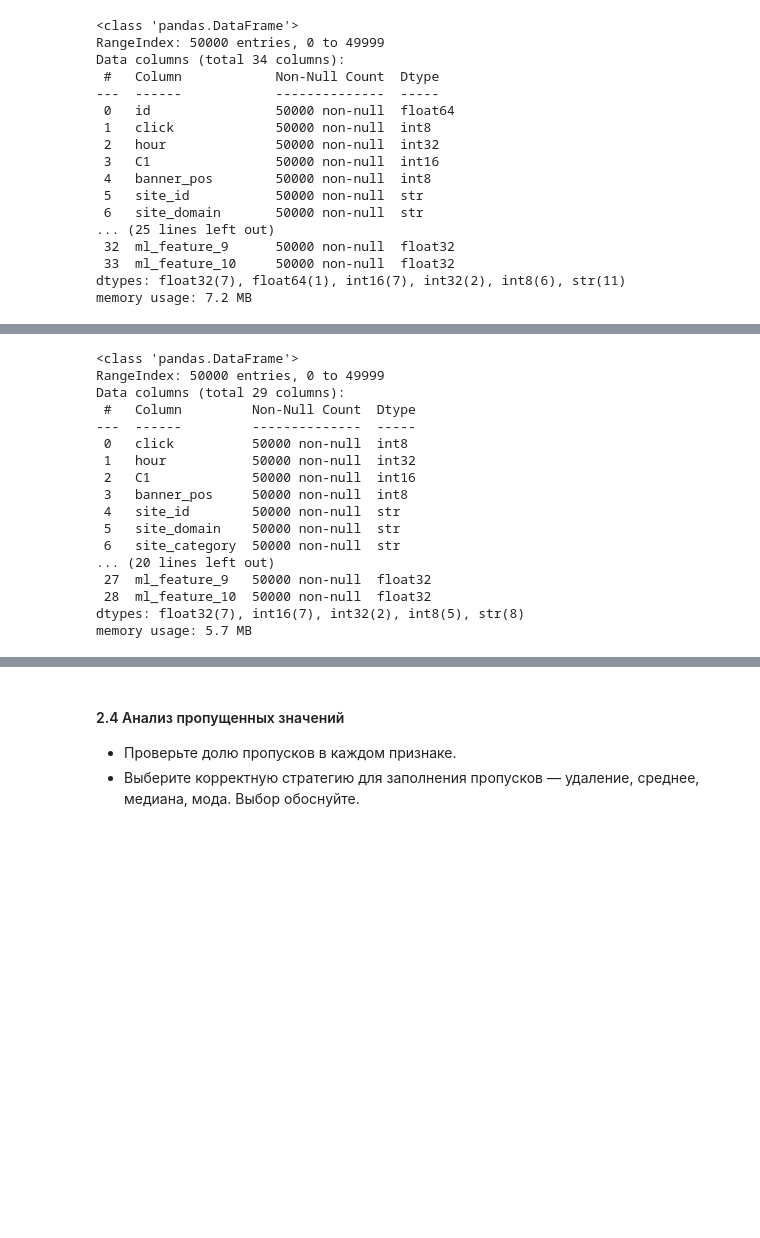
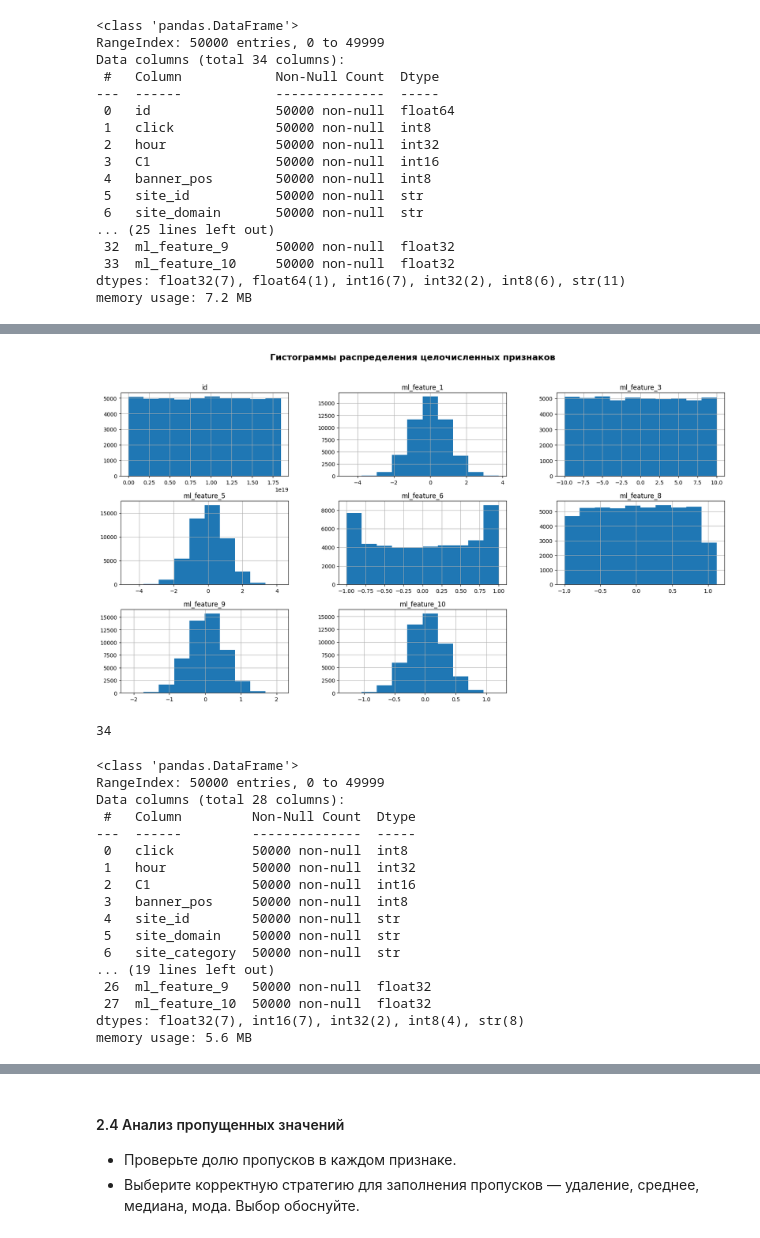
Before and after one commit to TemaQDX/sprint_12_project_advandex, a Jupyter notebook: sprint_12_project_advandex_Artem_Burov.ipynb, the cells around one changed output, grey strips where cells are left out. Saved outputs shown, nothing was run; the diff lists cells and outputs as text; code cells hidden in the pictures; blank space fills up the shorter version.

```diff
--- a/sprint_12_project_advandex_Artem_Burov.ipynb
+++ b/sprint_12_project_advandex_Artem_Burov.ipynb
@@ -457,11 +495,28 @@ print(f'Проверка числа признаков. В датасете вс
+# %%
+# Посмотрим на признаки с плавающей точкой на графиках.
+df_work[float_cols].hist(figsize=(20, 10))
+plt.suptitle('Гистограммы распределения целочисленных признаков', fontsize=16, fontweight='bold')
+plt.show()
+# %% [output]
+[figure, added]
+# %%
+# Классифицируем признаки: целевая переменная и колонки, которые можно удалить
+target = ['click'] # Целевая переменная
+columns_to_drop = ['id', 'device_type', 'device_id', 'device_ip', 'device_model', 'device_conn_type'] # Есть сомнение, что идентификатор показа и характеристики устройства и соединения пользователя могут влиять на принятие им решения о клике
+cat_features = [item for item in int_cols + cat_cols if item not in target + columns_to_drop] # К категориальным принакам относим все текстовые и целовисленные переменные
+num_features = [item for item in float_cols if item not in target + columns_to_drop] # К числовым признакам относим числа с плавающей точкой
+
+len(target + columns_to_drop + cat_features + num_features)
+# %% [output]
+34
 # %%
-df_work['hour'] = df_work['hour'] % 100
+# Удалим ненужные колонки
 df_work = optimize_dataframe(drop_unneccesary_columns(df_work, columns_to_drop))
 df_work.info()
 # %% [output]
 <class 'pandas.DataFrame'>
 RangeIndex: 50000 entries, 0 to 49999
-Data columns (total 29 columns):
+Data columns (total 28 columns):
  #   Column         Non-Null Count  Dtype
 ---  ------         --------------  -----
  0   click          50000 non-null  int8
@@ -471,8 +526,8 @@ Data columns (total 29 columns):
  4   site_id        50000 non-null  str
  5   site_domain    50000 non-null  str
  6   site_category  50000 non-null  str
-... (20 lines left out)
- 27  ml_feature_9   50000 non-null  float32
- 28  ml_feature_10  50000 non-null  float32
-dtypes: float32(7), int16(7), int32(2), int8(5), str(8)
-memory usage: 5.7 MB
+... (19 lines left out)
+ 26  ml_feature_9   50000 non-null  float32
+ 27  ml_feature_10  50000 non-null  float32
+dtypes: float32(7), int16(7), int32(2), int8(4), str(8)
+memory usage: 5.6 MB
```
Also changed, not shown: parts of 23 cells of this notebook.
